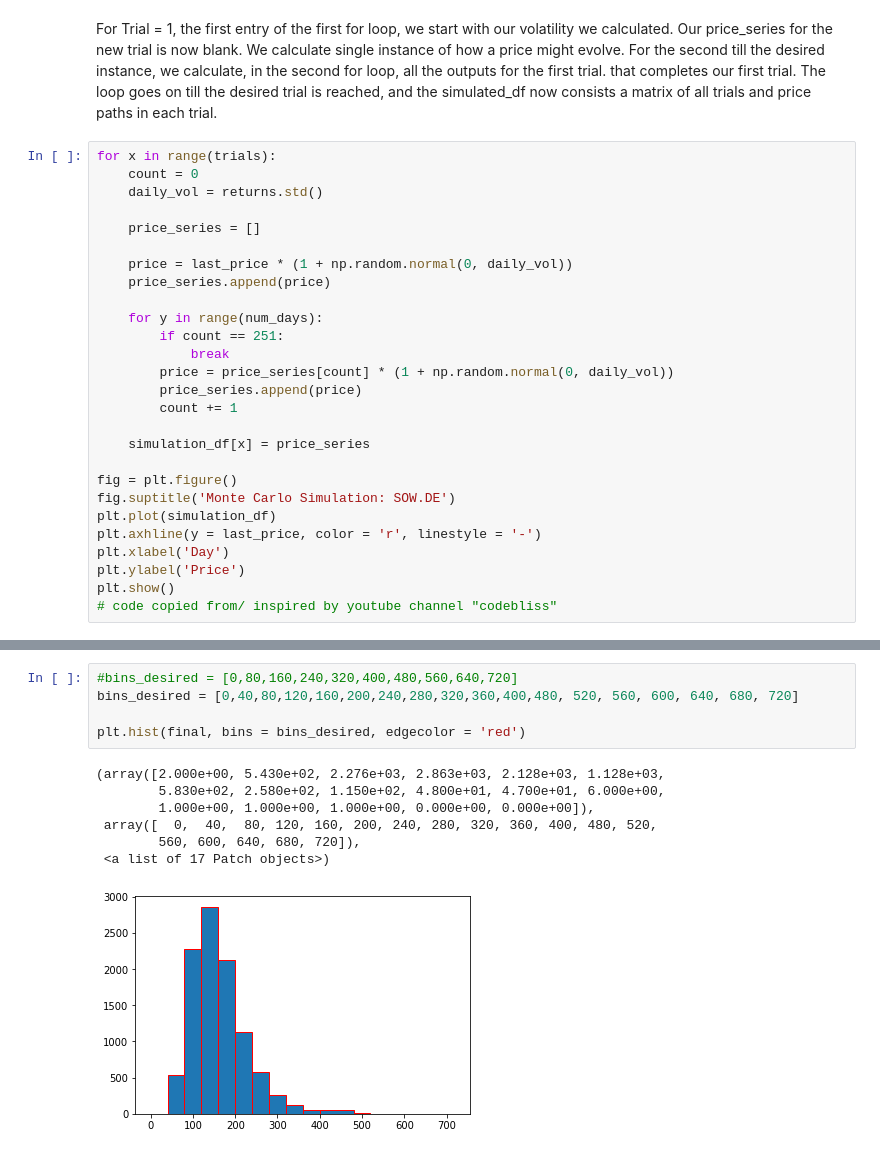
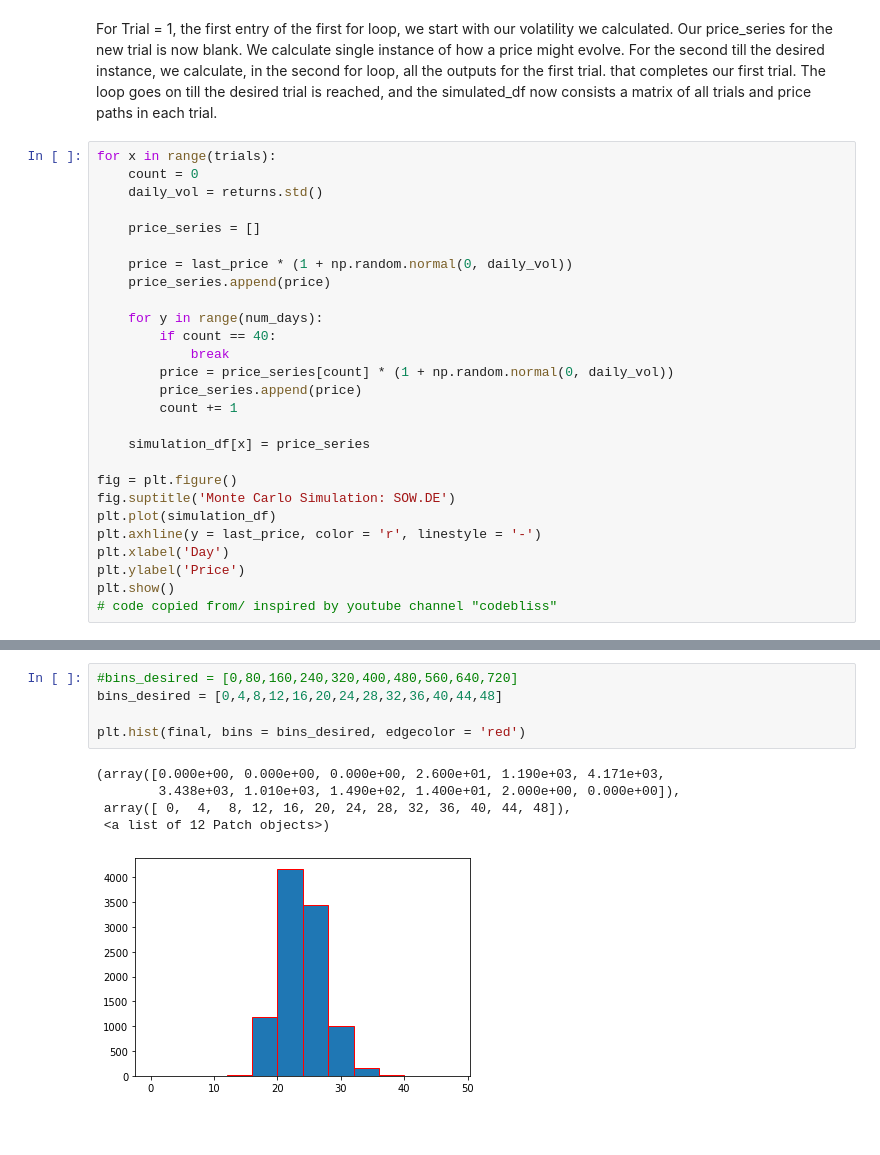
Before and after one commit to Rupesh0Poudel/Numerical_Introductory_Seminar, a Jupyter notebook: Software_AG.ipynb, the cells around one changed output, grey strips where cells are left out. Cells and saved outputs as stored; diff of their text form; blank space fills up the shorter version.

```diff
--- a/Software_AG.ipynb
+++ b/Software_AG.ipynb
@@ -153,7 +147,7 @@ for x in range(trials):
     price_series.append(price)
 
     for y in range(num_days):
-        if count == 251:
+        if count == 40:
             break
         price = price_series[count] * (1 + np.random.normal(0, daily_vol))
         price_series.append(price)
@@ -239,16 +233,14 @@ sns.kdeplot(final, cumulative=True)
 # %%
 #bins_desired = [0,80,160,240,320,400,480,560,640,720]
-bins_desired = [0,40,80,120,160,200,240,280,320,360,400,480, 520, 560, 600, 640, 680, 720]
+bins_desired = [0,4,8,12,16,20,24,28,32,36,40,44,48]
 
 plt.hist(final, bins = bins_desired, edgecolor = 'red')
 # %% [output]
-(array([2.000e+00, 5.430e+02, 2.276e+03, 2.863e+03, 2.128e+03, 1.128e+03,
-        5.830e+02, 2.580e+02, 1.150e+02, 4.800e+01, 4.700e+01, 6.000e+00,
-        1.000e+00, 1.000e+00, 1.000e+00, 0.000e+00, 0.000e+00]),
- array([  0,  40,  80, 120, 160, 200, 240, 280, 320, 360, 400, 480, 520,
-        560, 600, 640, 680, 720]),
- <a list of 17 Patch objects>)
+(array([0.000e+00, 0.000e+00, 0.000e+00, 2.600e+01, 1.190e+03, 4.171e+03,
+        3.438e+03, 1.010e+03, 1.490e+02, 1.400e+01, 2.000e+00, 0.000e+00]),
+ array([ 0,  4,  8, 12, 16, 20, 24, 28, 32, 36, 40, 44, 48]),
+ <a list of 12 Patch objects>)
-[figure, old version]
+[figure, new version]
 # %%
 counter_less140 = final[final<last_price]
 counter_less140
```
Also changed, not shown: parts of 13 cells of this notebook.
